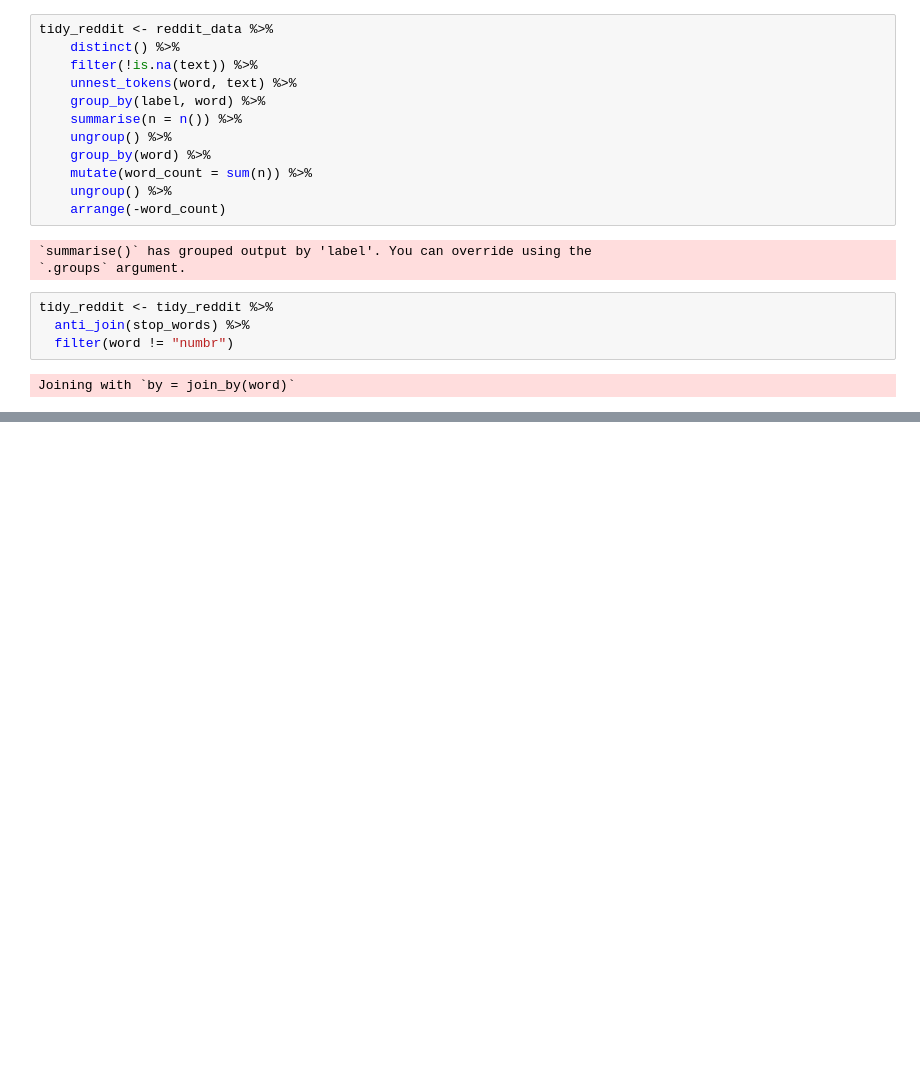
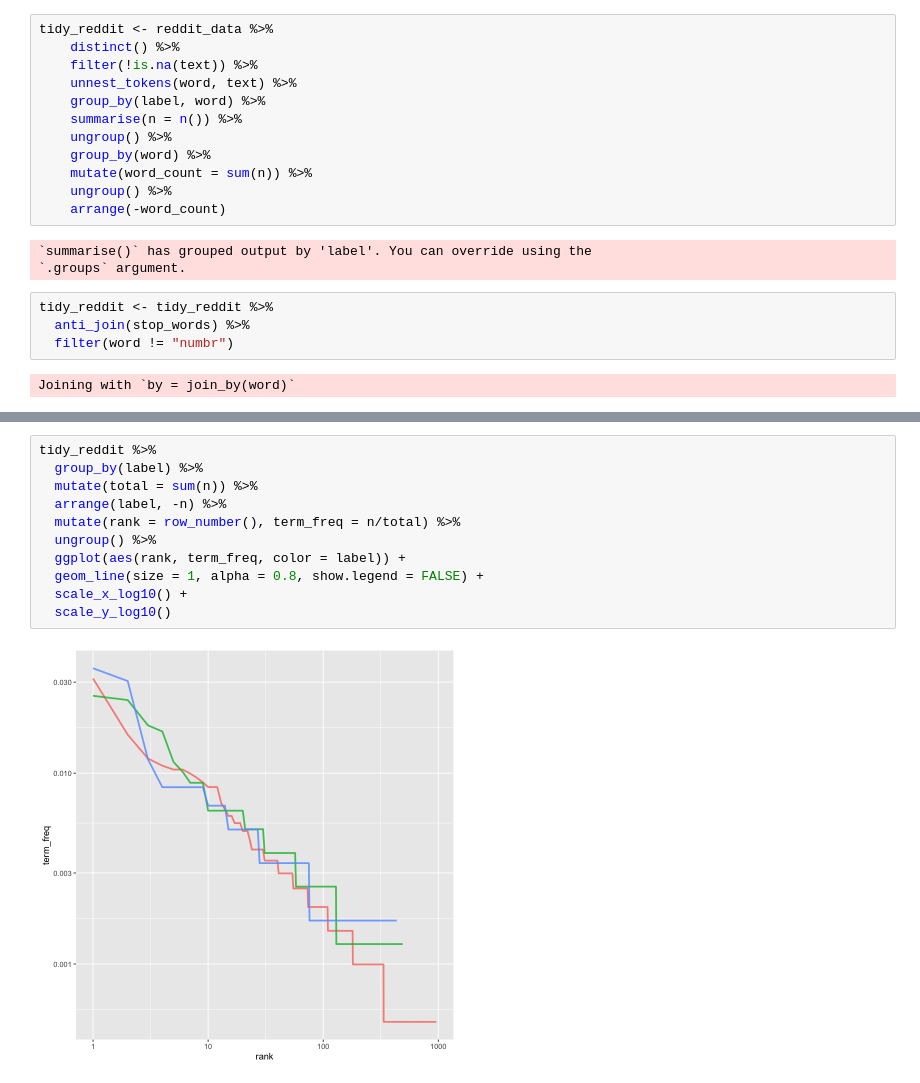
Before and after one commit to anly501/dsan-5000-project-mfgeary, a Jupyter notebook: dsan-website/5000-website/eda/eda.ipynb, the cells around one changed output, grey strips where cells are left out. Cells and saved outputs as stored; diff of their text form; blank space fills up the shorter version.

```diff
--- a/dsan-website/5000-website/eda/eda.ipynb
+++ b/dsan-website/5000-website/eda/eda.ipynb
@@ -142,0 +215,13 @@ tidy_reddit %>%
+# %%
+tidy_reddit %>%
+  group_by(label) %>%
+  mutate(total = sum(n)) %>%
+  arrange(label, -n) %>%
+  mutate(rank = row_number(), term_freq = n/total) %>%
+  ungroup() %>%
+  ggplot(aes(rank, term_freq, color = label)) +
+  geom_line(size = 1, alpha = 0.8, show.legend = FALSE) +
+  scale_x_log10() +
+  scale_y_log10()
+# %% [output]
+[figure, added]
```
Also changed, not shown: parts of 12 cells of this notebook.
